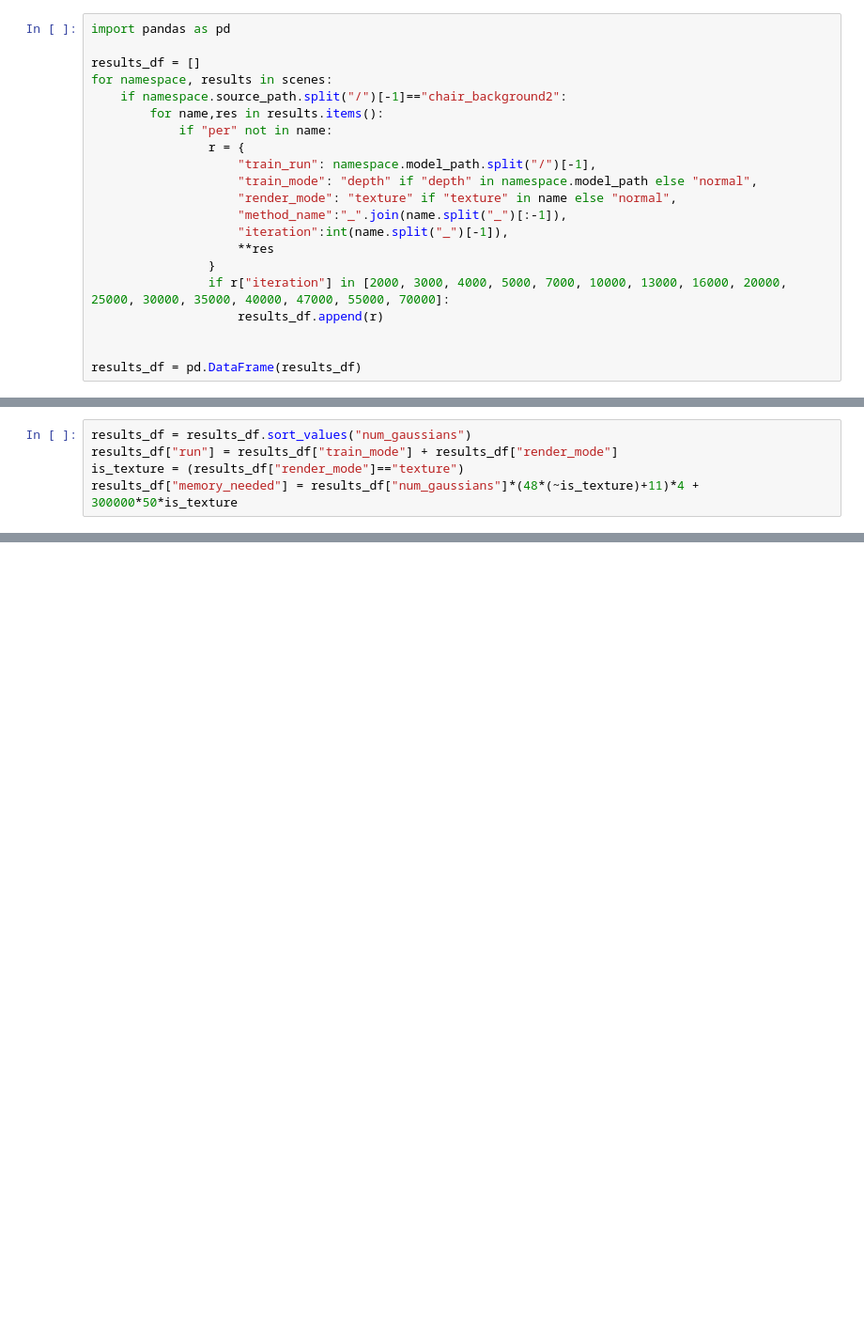
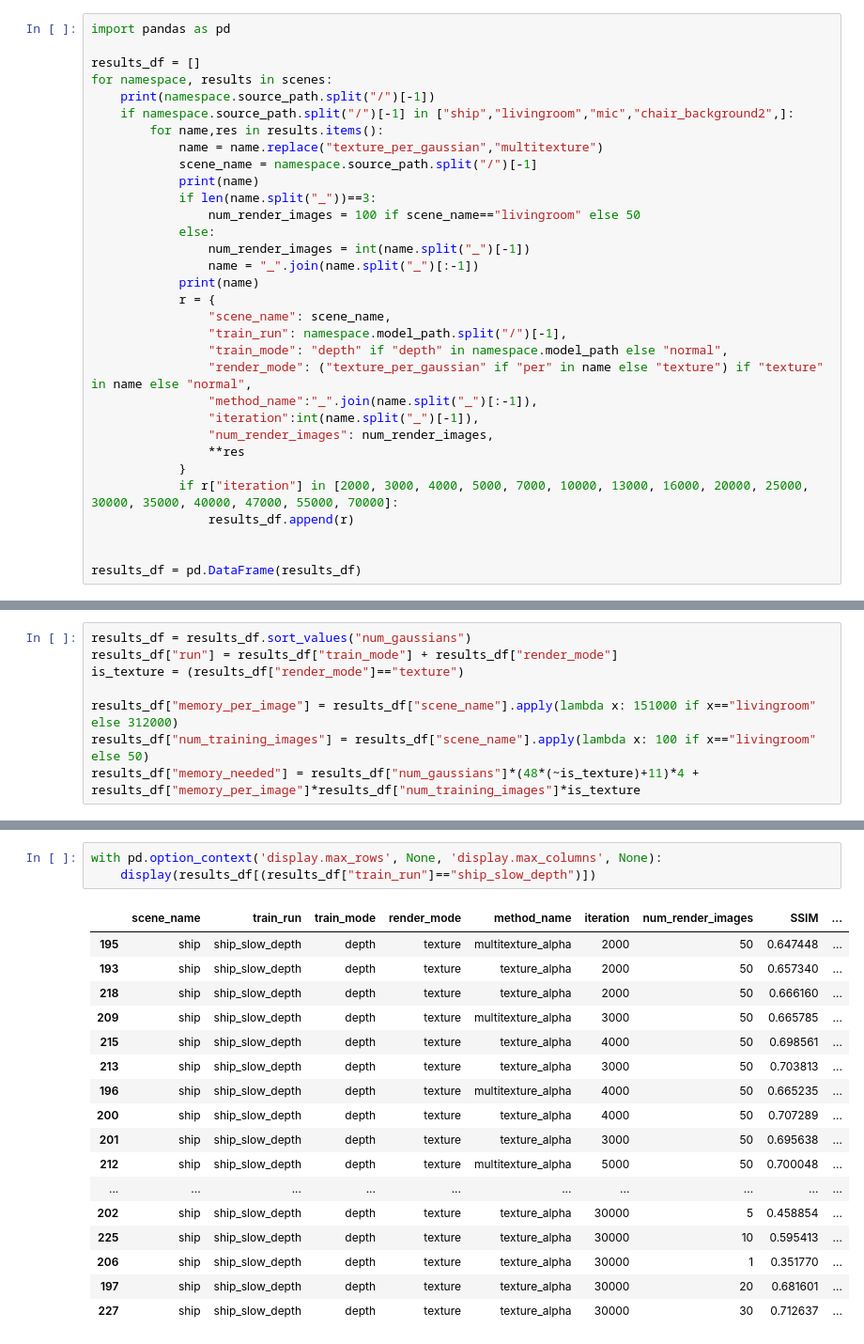
Before and after one commit to Istlemin/depth-supervised-gaussian-splatting, a Jupyter notebook: notebooks/plot.ipynb, the cells around one changed output, grey strips where cells are left out. Shown at 94% size. Saved outputs shown, nothing was run; the diff lists cells and outputs as text; blank space fills up the shorter version.

```diff
--- a/notebooks/plot.ipynb
+++ b/notebooks/plot.ipynb
@@ -23,19 +20,30 @@ import pandas as pd
 
 results_df = []
 for namespace, results in scenes:
-    if namespace.source_path.split("/")[-1]=="chair_background2":
+    print(namespace.source_path.split("/")[-1])
+    if namespace.source_path.split("/")[-1] in ["ship","livingroom","mic","chair_background2",]:
         for name,res in results.items():
-            if "per" not in name:
-                r = {
-                    "train_run": namespace.model_path.split("/")[-1],
-                    "train_mode": "depth" if "depth" in namespace.model_path else "normal",
-                    "render_mode": "texture" if "texture" in name else "normal",
-                    "method_name":"_".join(name.split("_")[:-1]),
-                    "iteration":int(name.split("_")[-1]),
-                    **res
-                }
-                if r["iteration"] in [2000, 3000, 4000, 5000, 7000, 10000, 13000, 16000, 20000, 25000, 30000, 35000, 40000, 47000, 55000, 70000]:
-                    results_df.append(r)
+            name = name.replace("texture_per_gaussian","multitexture")
+            scene_name = namespace.source_path.split("/")[-1]
+            print(name)
+            if len(name.split("_"))==3:
+                num_render_images = 100 if scene_name=="livingroom" else 50
+            else:
+                num_render_images = int(name.split("_")[-1])
+                name = "_".join(name.split("_")[:-1])
+            print(name)
+            r = {
+                "scene_name": scene_name,
+                "train_run": namespace.model_path.split("/")[-1],
+                "train_mode": "depth" if "depth" in namespace.model_path else "normal",
+                "render_mode": ("texture_per_gaussian" if "per" in name else "texture") if "texture" in name else "normal",
+                "method_name":"_".join(name.split("_")[:-1]),
+                "iteration":int(name.split("_")[-1]),
+                "num_render_images": num_render_images,
+                **res
+            }
+            if r["iteration"] in [2000, 3000, 4000, 5000, 7000, 10000, 13000, 16000, 20000, 25000, 30000, 35000, 40000, 47000, 55000, 70000]:
+                results_df.append(r)
 
 
 results_df = pd.DataFrame(results_df)
@@ -43,4 +73,7 @@ results_df = pd.DataFrame(results_df)
 results_df = results_df.sort_values("num_gaussians")
 results_df["run"] = results_df["train_mode"] + results_df["render_mode"]
 is_texture = (results_df["render_mode"]=="texture")
-results_df["memory_needed"] = results_df["num_gaussians"]*(48*(~is_texture)+11)*4 + 300000*50*is_texture
+
+results_df["memory_per_image"] = results_df["scene_name"].apply(lambda x: 151000 if x=="livingroom" else 312000)
+results_df["num_training_images"] = results_df["scene_name"].apply(lambda x: 100 if x=="livingroom" else 50)
+results_df["memory_needed"] = results_df["num_gaussians"]*(48*(~is_texture)+11)*4 + results_df["memory_per_image"]*results_df["num_training_images"]*is_texture
@@ -99,0 +116,21 @@ pareto_line(df,"memory_needed","SSIM","run").show()
+# %%
+with pd.option_context('display.max_rows', None, 'display.max_columns', None):
+    display(results_df[(results_df["train_run"]=="ship_slow_depth")])
+# %% [output]
+|  | scene_name | train_run | train_mode | render_mode | method_name | iteration | num_render_images | SSIM | ... |
+| 195 | ship | ship_slow_depth | depth | texture | multitexture_alpha | 2000 | 50 | 0.647448 | ... |
+| 193 | ship | ship_slow_depth | depth | texture | texture_alpha | 2000 | 50 | 0.657340 | ... |
+| 218 | ship | ship_slow_depth | depth | texture | texture_alpha | 2000 | 50 | 0.666160 | ... |
+| 209 | ship | ship_slow_depth | depth | texture | multitexture_alpha | 3000 | 50 | 0.665785 | ... |
+| 215 | ship | ship_slow_depth | depth | texture | texture_alpha | 4000 | 50 | 0.698561 | ... |
+| 213 | ship | ship_slow_depth | depth | texture | texture_alpha | 3000 | 50 | 0.703813 | ... |
+| 196 | ship | ship_slow_depth | depth | texture | multitexture_alpha | 4000 | 50 | 0.665235 | ... |
+| 200 | ship | ship_slow_depth | depth | texture | texture_alpha | 4000 | 50 | 0.707289 | ... |
+| 201 | ship | ship_slow_depth | depth | texture | texture_alpha | 3000 | 50 | 0.695638 | ... |
+| 212 | ship | ship_slow_depth | depth | texture | multitexture_alpha | 5000 | 50 | 0.700048 | ... |
+| ... | ... | ... | ... | ... | ... | ... | ... | ... | ... |
+| 202 | ship | ship_slow_depth | depth | texture | texture_alpha | 30000 | 5 | 0.458854 | ... |
+| 225 | ship | ship_slow_depth | depth | texture | texture_alpha | 30000 | 10 | 0.595413 | ... |
+| 206 | ship | ship_slow_depth | depth | texture | texture_alpha | 30000 | 1 | 0.351770 | ... |
+| 197 | ship | ship_slow_depth | depth | texture | texture_alpha | 30000 | 20 | 0.681601 | ... |
+| 227 | ship | ship_slow_depth | depth | texture | texture_alpha | 30000 | 30 | 0.712637 | ... |
```
Also changed, not shown: parts of 17 cells of this notebook, 3 other files.
